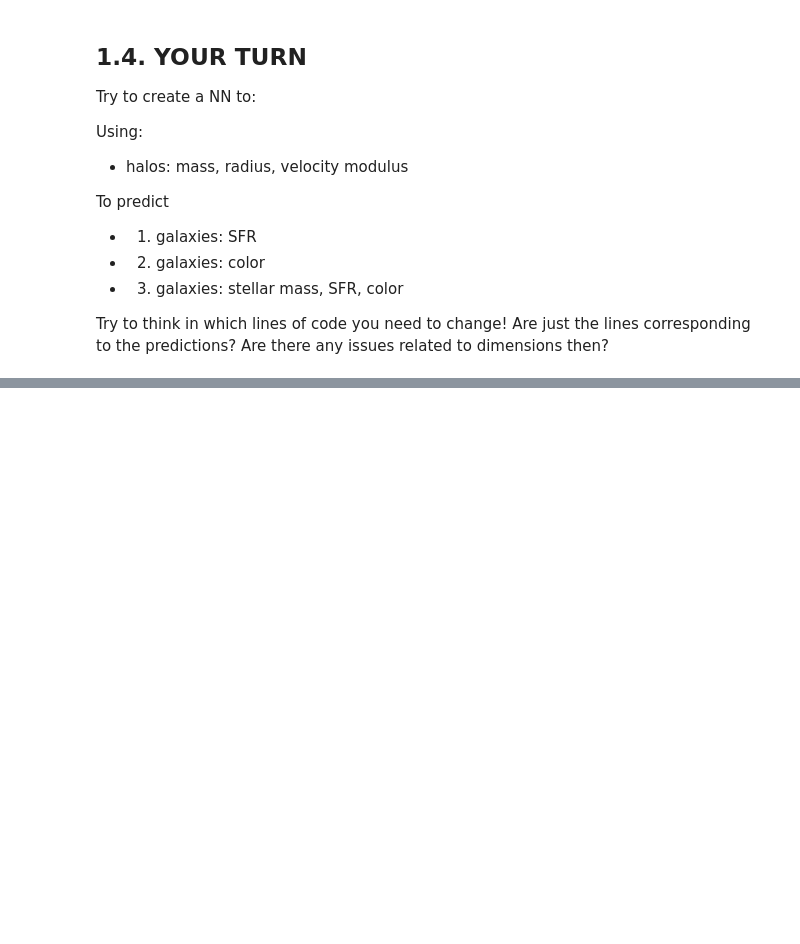
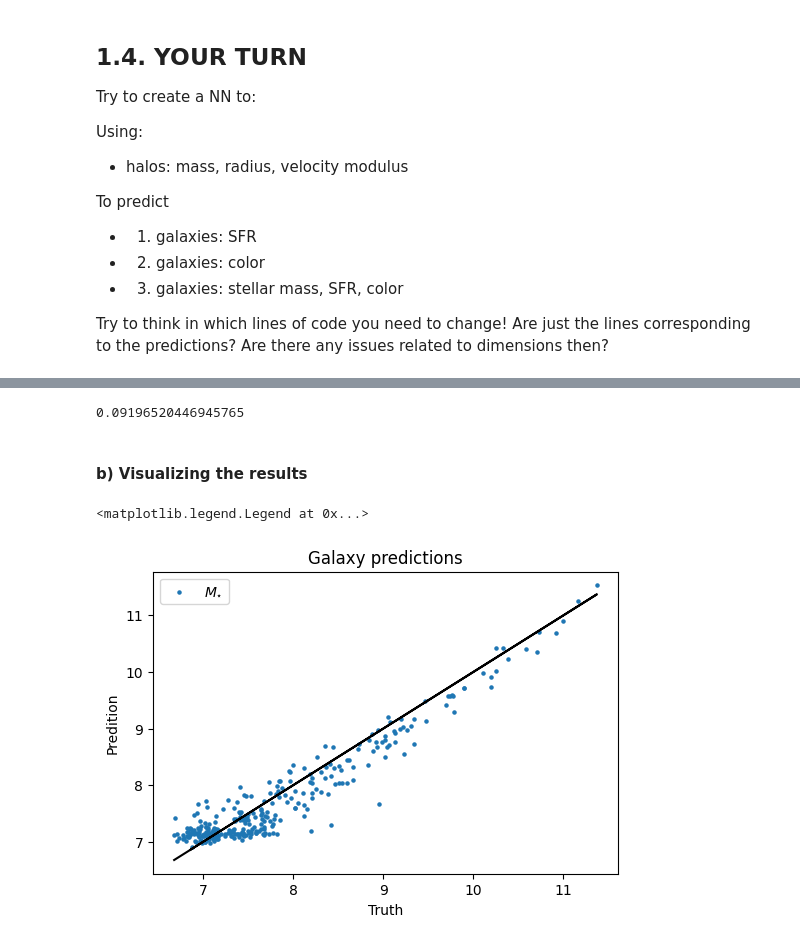
Before and after one commit to DataDrivenGalaxyEvolution/galevo23-tutorials, a Jupyter notebook: week-2/tutorial_on_halo-galaxy_connection/halo-galaxy_connection.ipynb, the cells around one changed output, grey strips where cells are left out. Cells and saved outputs as stored; diff of their text form; code cells hidden in the pictures; blank space fills up the shorter version.

```diff
--- a/week-2/tutorial_on_halo-galaxy_connection/halo-galaxy_connection.ipynb
+++ b/week-2/tutorial_on_halo-galaxy_connection/halo-galaxy_connection.ipynb
@@ -534,0 +647,6 @@ Are there any issues related to dimensions then?
+# %%
+#Loading the model
+loaded_model = load_model(f'trial{best_trial.number}-optuna_model.h5')
+# %%
+#Predictions
+prediction = loaded_model.predict(x_test)
@@ -534,0 +659,19 @@ Are there any issues related to dimensions then?
+# %%
+#Scores
+MSE = mean_squared_error(prediction, y_test)
+MSE
+# %% [output]
+0.09196520446945765
+# %% [markdown]
+#### b) Visualizing the results
+# %%
+plt.figure(dpi = 100)
+plt.title('Galaxy predictions')
+plt.scatter(y_test, prediction, s = 5, color = 'C0', label = '$M_{\star}$')
+plt.xlabel(r'Truth')
+plt.plot(y_test, y_test, color = 'black')
+plt.ylabel(r'Predition')
+plt.legend()
+# %% [output]
+<matplotlib.legend.Legend at 0x...>
+[figure, added]
```
Also changed, not shown: parts of 33 cells of this notebook, 2 other files.
